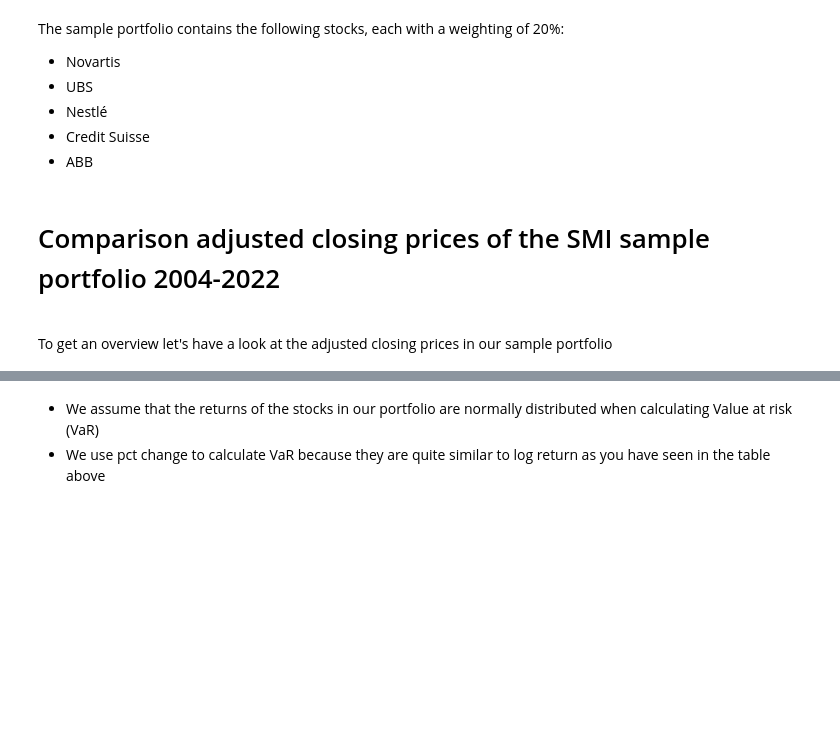
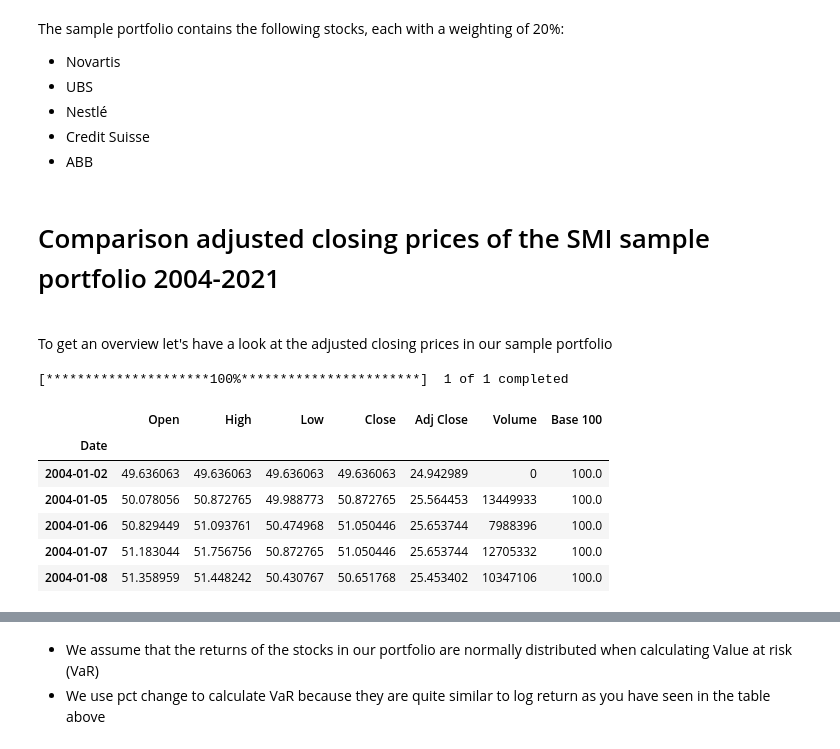
Before and after one commit to Darioschuerch/Project_MRWAM69.F2201_Marzer_Schuerch, a Jupyter notebook: Project/Project_MRWAM69.F2201_Marzer_Schuerch.ipynb, the cells around one changed output, grey strips where cells are left out. Drawn from its saved outputs; the diff is of its cells as text; code cells hidden in the pictures; blank space fills up the shorter version.

```diff
--- a/Project/Project_MRWAM69.F2201_Marzer_Schuerch.ipynb
+++ b/Project/Project_MRWAM69.F2201_Marzer_Schuerch.ipynb
@@ -248,6 +244,22 @@ The sample portfolio contains the following stocks, each with a weighting of 20%
 - Credit Suisse
 - ABB
 # %% [markdown]
-# Comparison adjusted closing prices of the SMI sample portfolio 2004-2022
+# Comparison adjusted closing prices of the SMI sample portfolio 2004-2021
 <br>
 To get an overview let's have a look at the adjusted closing prices in our sample portfolio
+# %%
+start = datetime(2004,1,1)
+end = datetime(2021,12,31)
+df_NOVN= yf.download("NOVN.SW", start, end)
+df_NOVN["Base 100"] = df_NOVN["Base 100"]= (df_NOVN["Adj Close"]/df_NOVN["Adj Close"] (DIESE ZELLE FIXIEREN *100)
+#df_NOVN = df_NOVN[1:] #Remove the first line (NaN)
+df_NOVN.head()
+# %% [output]
+[*********************100%***********************]  1 of 1 completed
+|  | Open | High | Low | Close | Adj Close | Volume | Base 100 |
+| Date |  |  |  |  |  |  |  |
+| 2004-01-02 | 49.636063 | 49.636063 | 49.636063 | 49.636063 | 24.942989 | 0 | 100.0 |
+| 2004-01-05 | 50.078056 | 50.872765 | 49.988773 | 50.872765 | 25.564453 | 13449933 | 100.0 |
+| 2004-01-06 | 50.829449 | 51.093761 | 50.474968 | 51.050446 | 25.653744 | 7988396 | 100.0 |
+| 2004-01-07 | 51.183044 | 51.756756 | 50.872765 | 51.050446 | 25.653744 | 12705332 | 100.0 |
+| 2004-01-08 | 51.358959 | 51.448242 | 50.430767 | 50.651768 | 25.453402 | 10347106 | 100.0 |
```
Also changed, not shown: parts of 30 cells of this notebook, 2 other files.
